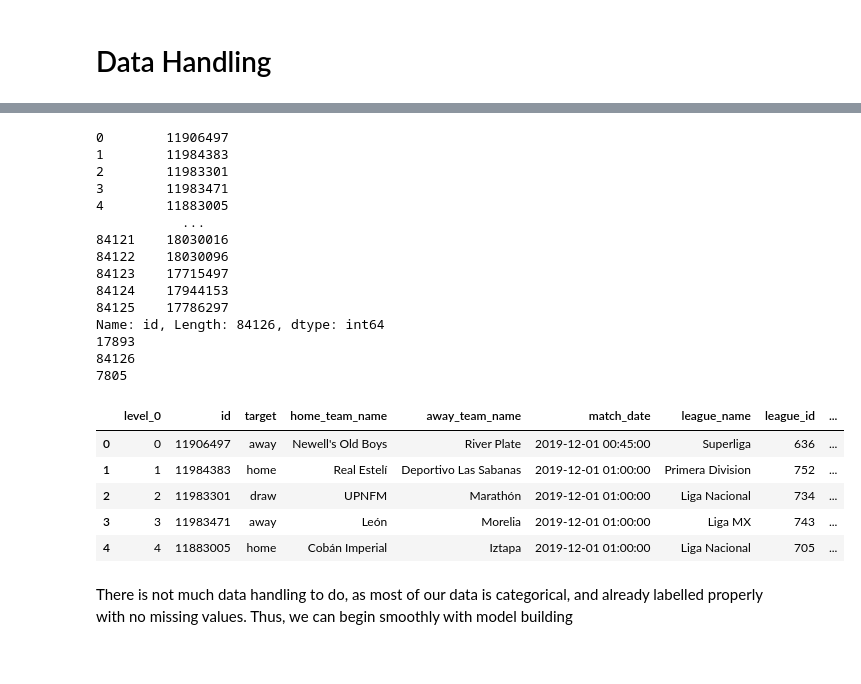
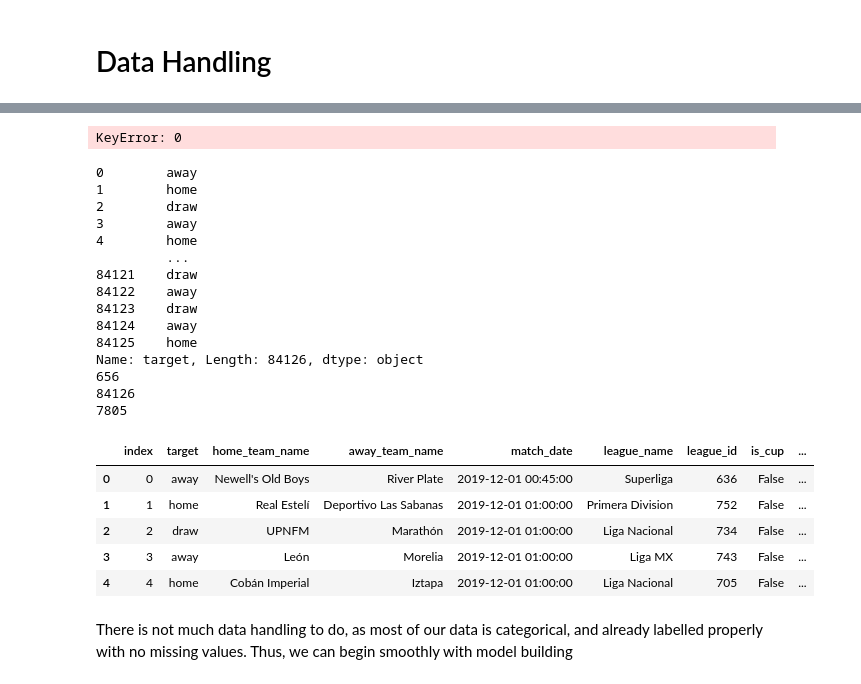
Before and after one commit to adamzenith/MBML-Project, a Jupyter notebook: notebook.ipynb, the cells around one changed output, grey strips where cells are left out. Saved outputs shown, nothing was run; the diff lists cells and outputs as text; code cells hidden in the pictures.

```diff
--- a/notebook.ipynb
+++ b/notebook.ipynb
@@ -54,6 +57,21 @@ train_target_and_scores=pd.read_csv(r"football-match-probability-prediction/trai
+# %%
+
+train=train.iloc[:,:10]
+train=train.dropna()
+
+train_scores = np.ones(len(train))
+
+for i in range(len(train)):
+    train_scores[i] = train_target_and_scores[train.index[i]]
+# %% [output]
+KeyError: 0
 # %%
 train=train.iloc[:,:10]
-train=train.dropna().reset_index()
+train=train.dropna()
+
+
+
+train = train.reset_index()
 
 
 #mask for seperating training and test data
@@ -73,52 +91,52 @@ print(Y_train)
 #Y_test=train.iloc[:,2]
 #Y_train.head()
 L=len(X_train.iloc[:,5].unique()) #number_of_leagues
 print(L)
 G=len(X_train) #number_of_games
 print(G)
 Teams=(pd.concat([X_train["away_team_name"],X_train["home_team_name"]]).unique()) # Vector containing all teams in the dataset, by combining home and away teams
 T=(len(Teams))
 print(T)
 #print(X_train["is_cup"].unique())
 
 
 
 #Test stuff
 #L_test=len(X_test.iloc[:,5].unique()) #number_of_leagues
 #print(L)
 #G_test=len(X_test) #number_of_games
 ####print(G)
 #Teams_test=(pd.concat([X_test["away_team_name"],X_test["home_team_name"]]).unique()) # Vector containing all teams in the dataset, by combining home and away teams
 #T_test=(len(Teams_test))
 #print(T)
 X_train.head()
 #for i in range(len(X_train["away_team_name"])):
 #    if X_
 
 
 #sum(X_train["away_team_name"].isna())
 # %% [output]
-0        11906497
-1        11984383
-2        11983301
-3        11983471
-4        11883005
-           ...
-84121    18030016
-84122    18030096
-84123    17715497
-84124    17944153
-84125    17786297
-Name: id, Length: 84126, dtype: int64
-17893
+0        away
+1        home
+2        draw
+3        away
+4        home
+         ...
+84121    draw
+84122    away
+84123    draw
+84124    away
+84125    home
+Name: target, Length: 84126, dtype: object
+656
 84126
 7805
-|  | level_0 | id | target | home_team_name | away_team_name | match_date | league_name | league_id | ... |
-| 0 | 0 | 11906497 | away | Newell's Old Boys | River Plate | 2019-12-01 00:45:00 | Superliga | 636 | ... |
-| 1 | 1 | 11984383 | home | Real Estelí | Deportivo Las Sabanas | 2019-12-01 01:00:00 | Primera Division | 752 | ... |
-| 2 | 2 | 11983301 | draw | UPNFM | Marathón | 2019-12-01 01:00:00 | Liga Nacional | 734 | ... |
-| 3 | 3 | 11983471 | away | León | Morelia | 2019-12-01 01:00:00 | Liga MX | 743 | ... |
-| 4 | 4 | 11883005 | home | Cobán Imperial | Iztapa | 2019-12-01 01:00:00 | Liga Nacional | 705 | ... |
+|  | index | target | home_team_name | away_team_name | match_date | league_name | league_id | is_cup | ... |
+| 0 | 0 | away | Newell's Old Boys | River Plate | 2019-12-01 00:45:00 | Superliga | 636 | False | ... |
+| 1 | 1 | home | Real Estelí | Deportivo Las Sabanas | 2019-12-01 01:00:00 | Primera Division | 752 | False | ... |
+| 2 | 2 | draw | UPNFM | Marathón | 2019-12-01 01:00:00 | Liga Nacional | 734 | False | ... |
+| 3 | 3 | away | León | Morelia | 2019-12-01 01:00:00 | Liga MX | 743 | False | ... |
+| 4 | 4 | home | Cobán Imperial | Iztapa | 2019-12-01 01:00:00 | Liga Nacional | 705 | False | ... |
 # %% [markdown]
 There is not much data handling to do, as most of our data is categorical, and already labelled properly with no missing values. Thus, we can begin smoothly with model building
 # %% [markdown]
```
Also changed, not shown: parts of 13 cells of this notebook.
